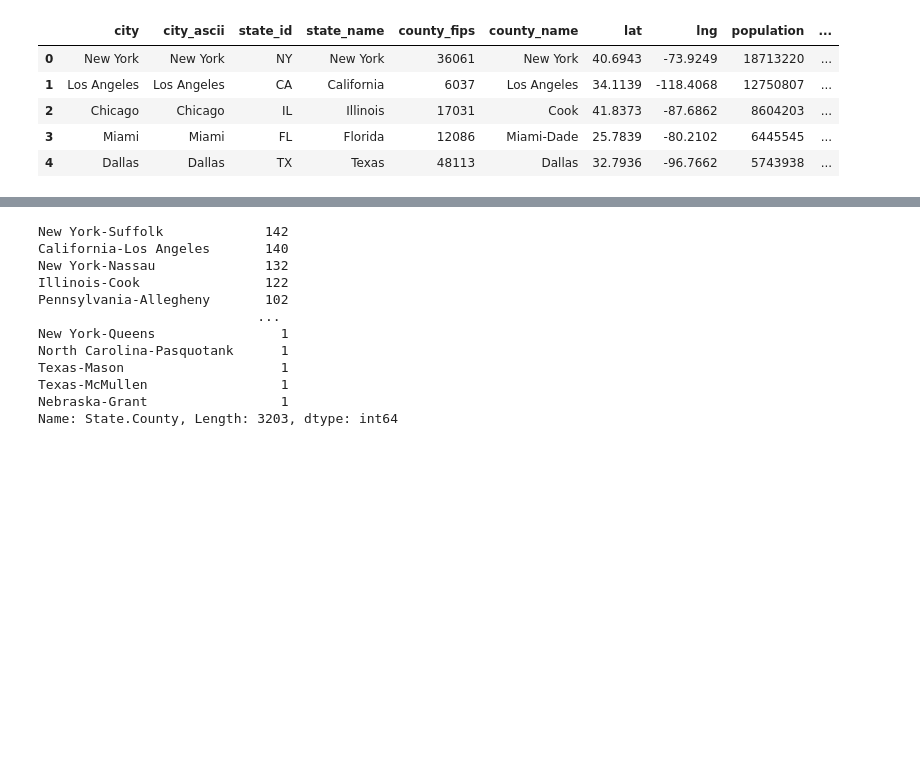
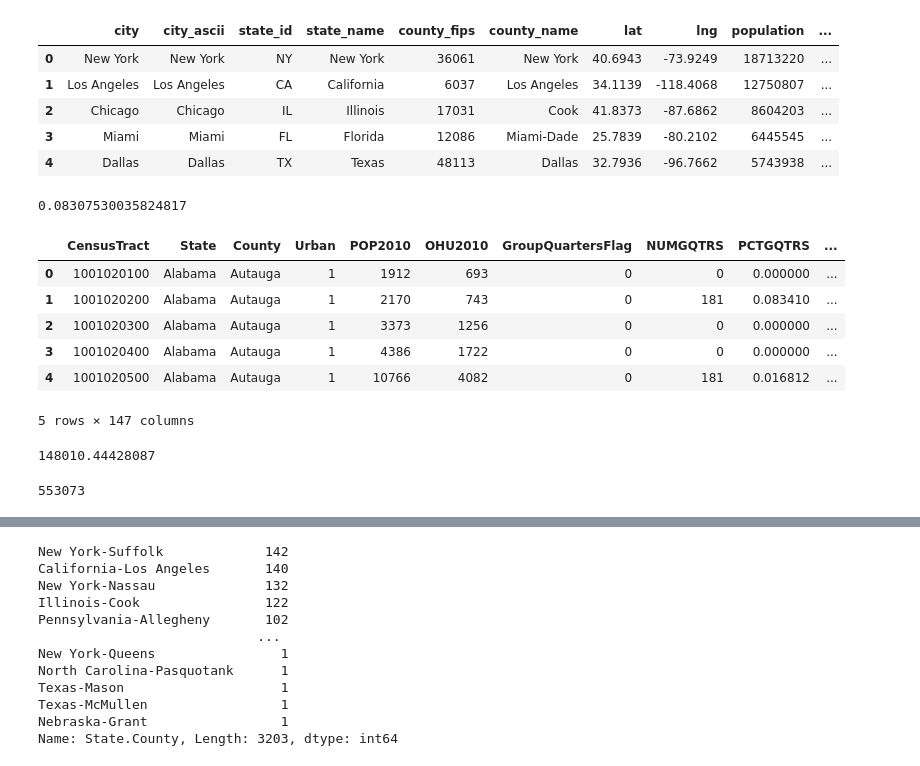
Before and after one commit to priyamittal96/project_1, a Jupyter notebook: Sun9pm notebooks/Priya22.ipynb, the cells around one changed output, grey strips where cells are left out. Drawn from its saved outputs; the diff is of its cells as text; code cells hidden in the pictures; blank space fills up the shorter version.

```diff
--- a/Sun9pm notebooks/Priya22.ipynb
+++ b/Sun9pm notebooks/Priya22.ipynb
@@ -33,3 +33,30 @@ uscities.head()
 | 2 | Chicago | Chicago | IL | Illinois | 17031 | Cook | 41.8373 | -87.6862 | 8604203 | ... |
 | 3 | Miami | Miami | FL | Florida | 12086 | Miami-Dade | 25.7839 | -80.2102 | 6445545 | ... |
 | 4 | Dallas | Dallas | TX | Texas | 48113 | Dallas | 32.7936 | -96.7662 | 5743938 | ... |
+# %%
+state = "CA"
+county = "Santa Clara"
+
+county_info = desert_df.loc[(desert_df["State"]== "California") & (desert_df["County"]== county) ,:]
+# county_info["POP2010"].sum()
+# county_info["OHU2010"].sum()
+county_info2 = desert_df.loc[(desert_df["State"]== "California") & (desert_df["County"]== county) & (desert_df["LAPOP1_10"]!= 0) ,:]
+l = county_info2["LAPOP1_10"].sum()
+p = county_info["POP2010"].sum()
+l/p
+# %% [output]
+0.08307530035824817
+# %%
+desert_df.head()
+# %% [output]
+|  | CensusTract | State | County | Urban | POP2010 | OHU2010 | GroupQuartersFlag | NUMGQTRS | PCTGQTRS | ... |
+| 0 | 1001020100 | Alabama | Autauga | 1 | 1912 | 693 | 0 | 0 | 0.000000 | ... |
+| 1 | 1001020200 | Alabama | Autauga | 1 | 2170 | 743 | 0 | 181 | 0.083410 | ... |
+| 2 | 1001020300 | Alabama | Autauga | 1 | 3373 | 1256 | 0 | 0 | 0.000000 | ... |
+| 3 | 1001020400 | Alabama | Autauga | 1 | 4386 | 1722 | 0 | 0 | 0.000000 | ... |
+| 4 | 1001020500 | Alabama | Autauga | 1 | 10766 | 4082 | 0 | 181 | 0.016812 | ... |
+5 rows × 147 columns
+# %%
+l
+# %% [output]
+148010.44428087
@@ -35,0 +67,4 @@ uscities.head()
+# %%
+county_info2["POP2010"].sum()
+# %% [output]
+553073
```
Also changed, not shown: parts of 13 cells of this notebook.
